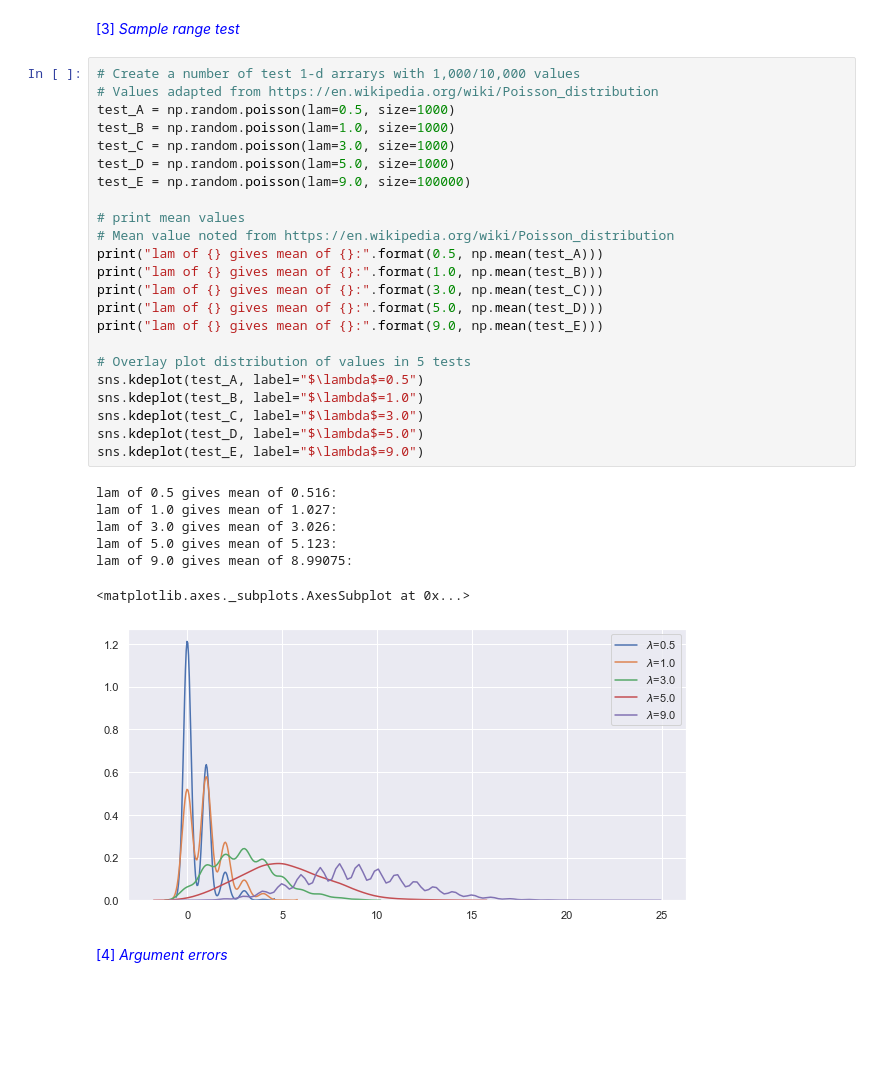
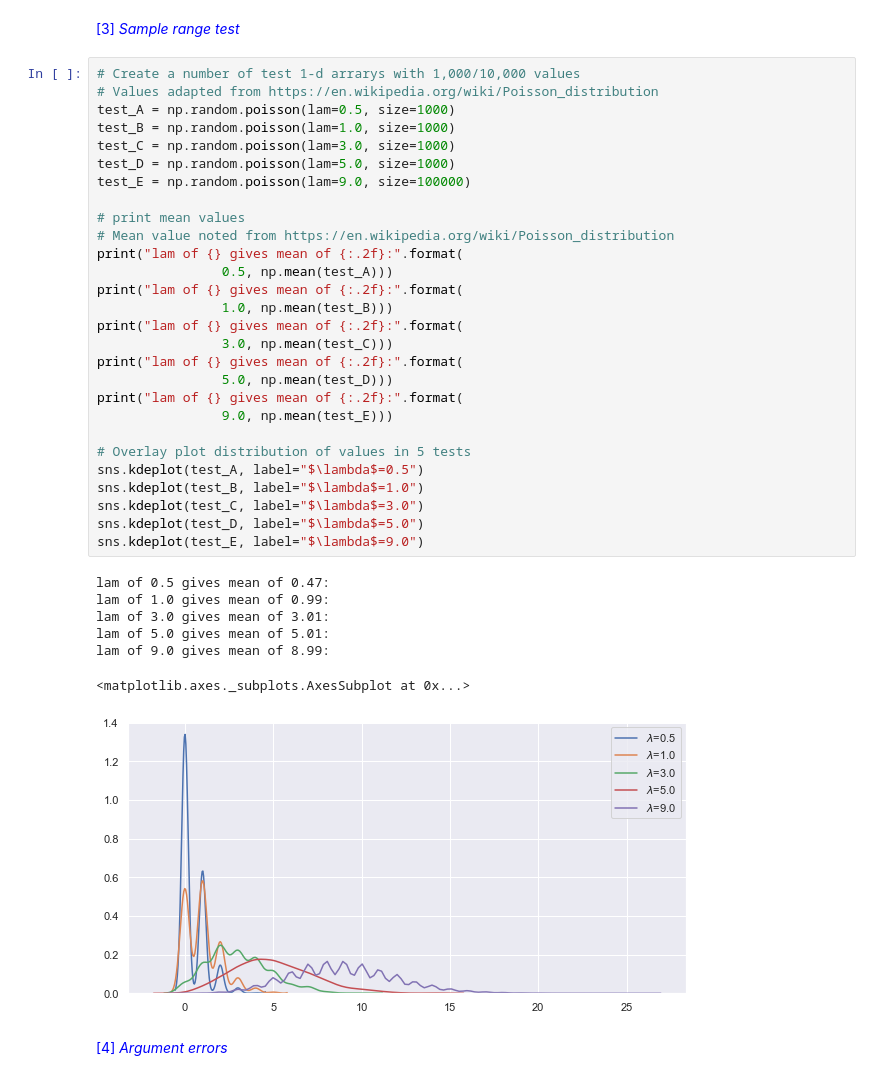
Before and after one commit to markcot/ProgrammingFDA-Assignment, a Jupyter notebook: numpy-random-review.ipynb, the cells around one changed output. Saved outputs shown, nothing was run; the diff lists cells and outputs as text; blank space fills up the shorter version.

```diff
--- a/numpy-random-review.ipynb
+++ b/numpy-random-review.ipynb
@@ -1706,34 +1842,39 @@ print("'size' = array:\n", test, type(test))
 # %%
 # Create a number of test 1-d arrarys with 1,000/10,000 values
 # Values adapted from https://en.wikipedia.org/wiki/Poisson_distribution
 test_A = np.random.poisson(lam=0.5, size=1000)
 test_B = np.random.poisson(lam=1.0, size=1000)
 test_C = np.random.poisson(lam=3.0, size=1000)
 test_D = np.random.poisson(lam=5.0, size=1000)
 test_E = np.random.poisson(lam=9.0, size=100000)
 
 # print mean values
 # Mean value noted from https://en.wikipedia.org/wiki/Poisson_distribution
-print("lam of {} gives mean of {}:".format(0.5, np.mean(test_A)))
-print("lam of {} gives mean of {}:".format(1.0, np.mean(test_B)))
-print("lam of {} gives mean of {}:".format(3.0, np.mean(test_C)))
-print("lam of {} gives mean of {}:".format(5.0, np.mean(test_D)))
-print("lam of {} gives mean of {}:".format(9.0, np.mean(test_E)))
+print("lam of {} gives mean of {:.2f}:".format(
+                0.5, np.mean(test_A)))
+print("lam of {} gives mean of {:.2f}:".format(
+                1.0, np.mean(test_B)))
+print("lam of {} gives mean of {:.2f}:".format(
+                3.0, np.mean(test_C)))
+print("lam of {} gives mean of {:.2f}:".format(
+                5.0, np.mean(test_D)))
+print("lam of {} gives mean of {:.2f}:".format(
+                9.0, np.mean(test_E)))
 
 # Overlay plot distribution of values in 5 tests
 sns.kdeplot(test_A, label="$\lambda$=0.5")
 sns.kdeplot(test_B, label="$\lambda$=1.0")
 sns.kdeplot(test_C, label="$\lambda$=3.0")
 sns.kdeplot(test_D, label="$\lambda$=5.0")
 sns.kdeplot(test_E, label="$\lambda$=9.0")
 # %% [output]
-lam of 0.5 gives mean of 0.516:
-lam of 1.0 gives mean of 1.027:
-lam of 3.0 gives mean of 3.026:
-lam of 5.0 gives mean of 5.123:
-lam of 9.0 gives mean of 8.99075:
+lam of 0.5 gives mean of 0.47:
+lam of 1.0 gives mean of 0.99:
+lam of 3.0 gives mean of 3.01:
+lam of 5.0 gives mean of 5.01:
+lam of 9.0 gives mean of 8.99:
 <matplotlib.axes._subplots.AxesSubplot at 0x...>
-[figure, old version]
+[figure, new version]
 # %% [markdown]
 <font color='blue'>[4] _Argument errors_ </font>
 # %%
```
Also changed, not shown: parts of 72 cells of this notebook.
